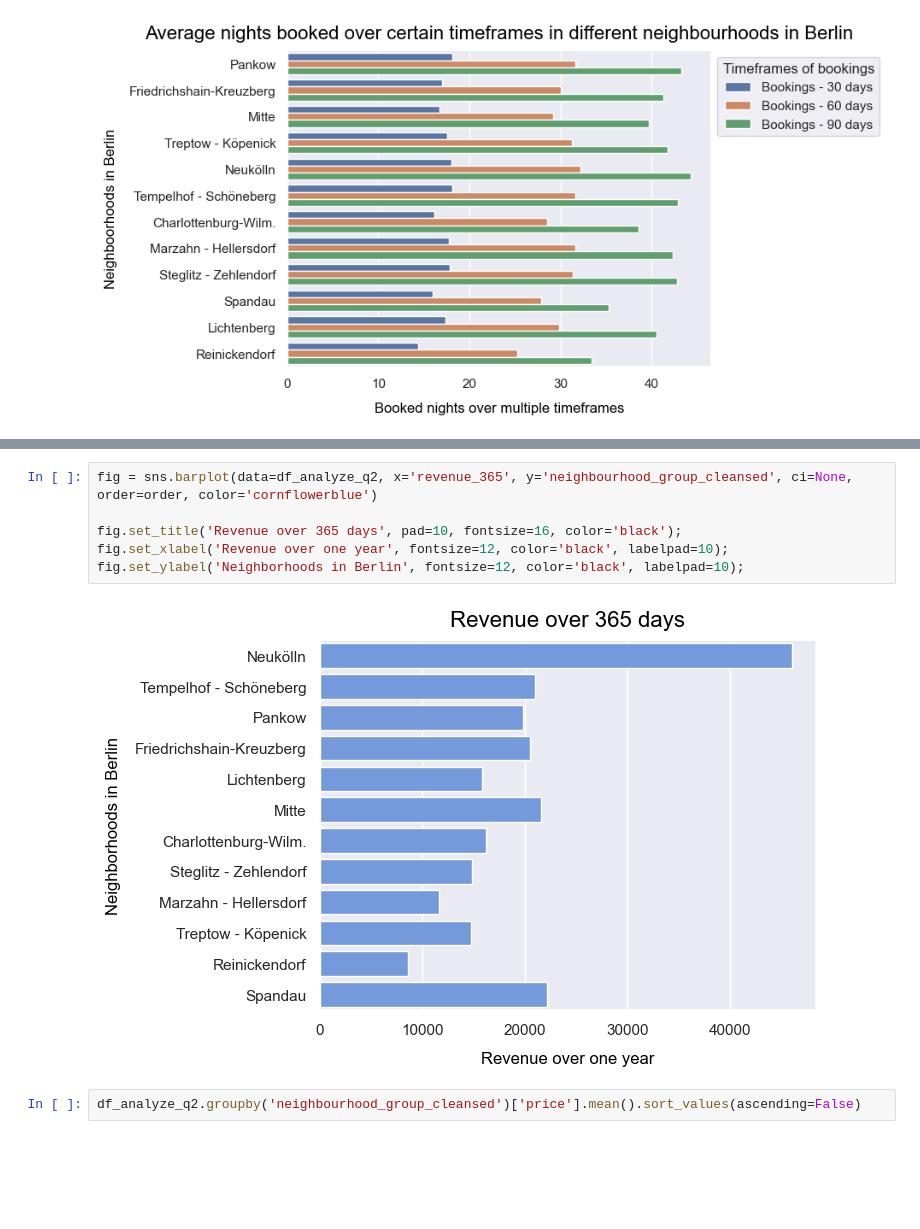
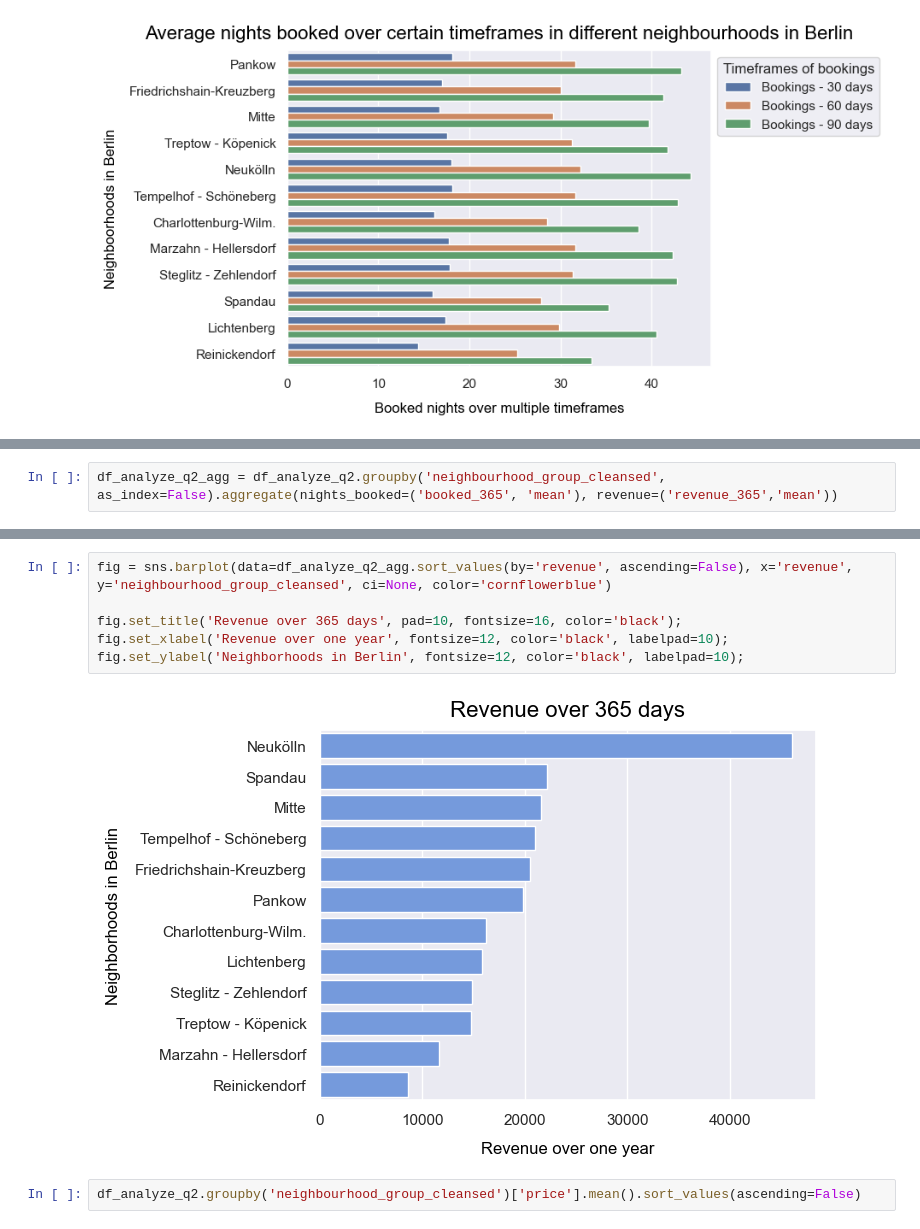
Before and after one commit to Daniel-Hutcheson/airbnb_berlin, a Jupyter notebook: main.ipynb, the cells around one changed output, grey strips where cells are left out. Saved outputs shown, nothing was run; the diff lists cells and outputs as text; blank space fills up the shorter version.

```diff
--- a/main.ipynb
+++ b/main.ipynb
@@ -203 +210,3 @@ order = df_analyze_q2.groupby('neighbourhood_group_cleansed')['booked_365'].mean
+# %%
+df_analyze_q2_agg = df_analyze_q2.groupby('neighbourhood_group_cleansed', as_index=False).aggregate(nights_booked=('booked_365', 'mean'), revenue=('revenue_365','mean'))
 # %%
@@ -209,13 +218,13 @@ fig.set_ylabel('Neighborhoods in Berlin', fontsize=12, color='black', labelpad=1
 # %% [output]
 [figure]
 # %%
-fig = sns.barplot(data=df_analyze_q2, x='revenue_365', y='neighbourhood_group_cleansed', ci=None, order=order, color='cornflowerblue')
+fig = sns.barplot(data=df_analyze_q2_agg.sort_values(by='revenue', ascending=False), x='revenue', y='neighbourhood_group_cleansed', ci=None, color='cornflowerblue')
 
 fig.set_title('Revenue over 365 days', pad=10, fontsize=16, color='black');
 fig.set_xlabel('Revenue over one year', fontsize=12, color='black', labelpad=10);
 fig.set_ylabel('Neighborhoods in Berlin', fontsize=12, color='black', labelpad=10);
 # %% [output]
-[figure, old version]
+[figure, new version]
 # %%
 df_analyze_q2.groupby('neighbourhood_group_cleansed')['price'].mean().sort_values(ascending=False)
 # %% [output]
```
Also changed, not shown: parts of 9 cells of this notebook.
